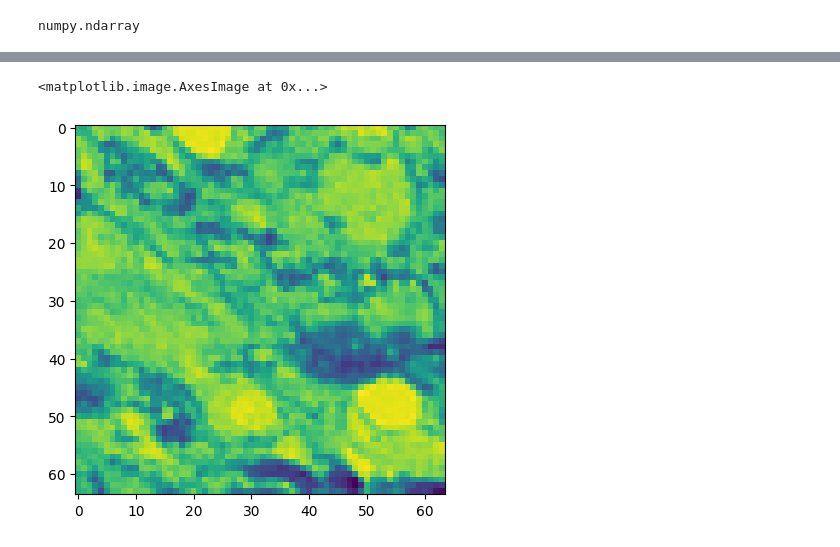
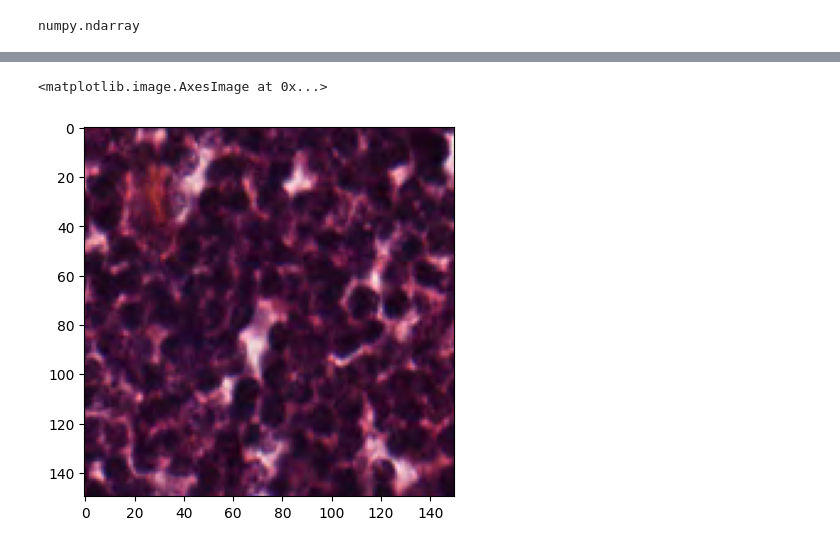
Before and after one commit to Ngwaru/histology_vision_transformer, a Jupyter notebook: vit.ipynb, the cells around one changed output, grey strips where cells are left out. Drawn from its saved outputs; the diff is of its cells as text; code cells hidden in the pictures.

```diff
--- a/vit.ipynb
+++ b/vit.ipynb
@@ -51,0 +38,14 @@ df.head(10)
+# %%
+root_path =  ".\\Kather_texture_2016_image_tiles_5000\\Kather_texture_2016_image_tiles_5000"
+list_labels = os.listdir(root_path)
+
+df = pd.DataFrame()
+labels = []
+id_to_label = {}
+pics = []
+for idx, label in enumerate(list_labels):
+    id_to_label[idx] = label
+    pics_in_label = os.listdir(f"{root_path}\\{label}")
+    for pic in pics_in_label:
+        labels.append(idx)
+        pics.append(plt.imread(f"{root_path}\\{label}\\{pic}"))
@@ -52,3 +58,6 @@ df.head(10)
+# %%
+X = np.array(pics)
+y = np.array(labels)
 # %%
 type(y)
 # %% [output]
@@ -66,7 +65,7 @@ array([[134,  99, 119, ..., 126, 140, 195],
 # %%
 class histo(Dataset):
     def __init__(self, X:NDArray[np.int8], y:NDArray[np.int8])->None:
-        X = torch.tensor(X, dtype=torch.uint8).view(-1, 1, 64, 64)
+        X = torch.tensor(X, dtype=torch.uint8)
         self.X = X.float()/255
         if y is None:
             self.y = None
@@ -92,14 +91,12 @@ class histo(Dataset):
 # %%
 train_data, val_data = histo.create_split(X, y, 0.5, 0.5,0.0)
 # %%
-# plt.imshow(np.swapaxes(, 0,2))
-image = train_data[1][0]
+image = train_data[7][0]
 image_np = image.numpy()
-transpose_image_np = np.transpose(image, (1,2,0))
-plt.imshow(transpose_image_np)
+plt.imshow(image_np)
 # %% [output]
 <matplotlib.image.AxesImage at 0x...>
-[figure, old version]
+[figure, new version]
 # %%
 def  main():
 
```
Also changed, not shown: parts of 5 cells of this notebook.
